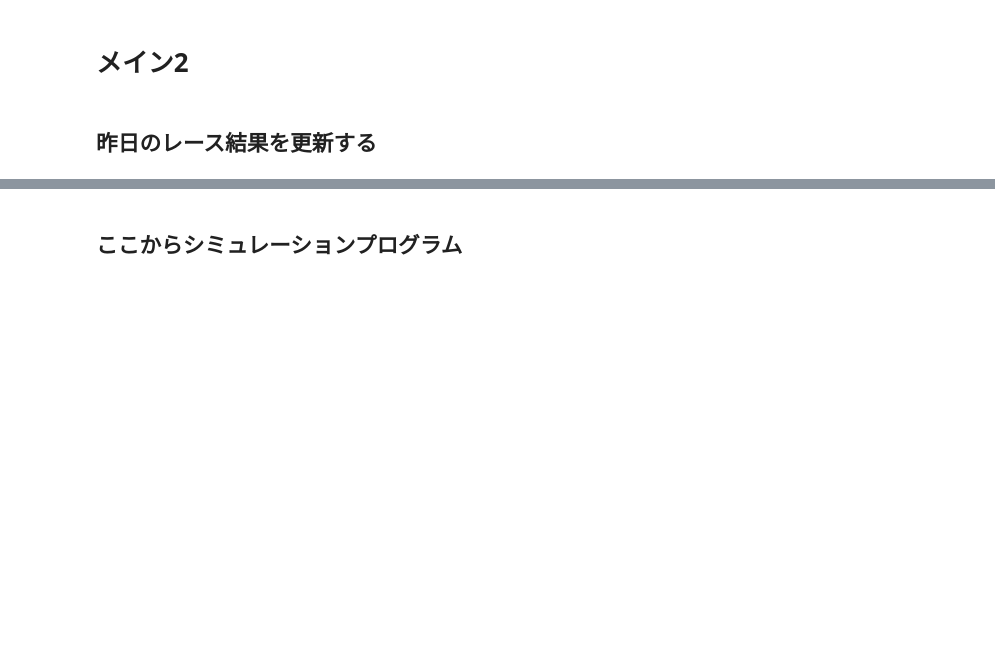
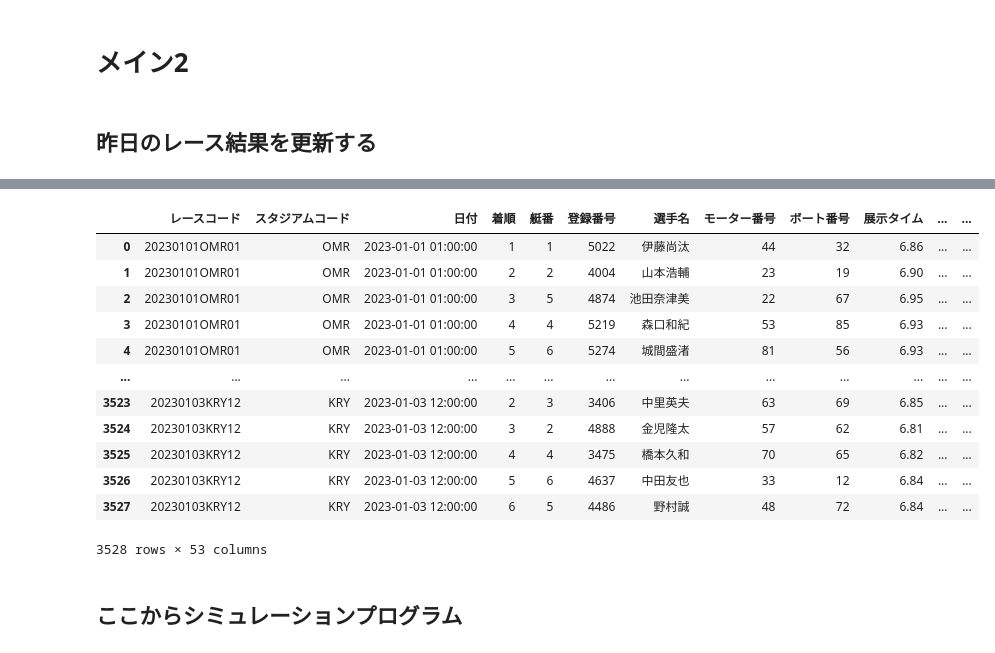
Before and after one commit to sakokazuki/kyotei-ai, a Jupyter notebook: main.ipynb, the cells around one changed output, grey strips where cells are left out. Saved outputs shown, nothing was run; the diff lists cells and outputs as text; code cells hidden in the pictures; blank space fills up the shorter version.

```diff
--- a/main.ipynb
+++ b/main.ipynb
@@ -38,8 +30,22 @@ C:\Users\every\Documents\python\kyotei_ai\results_bangumi_txt/b230103.lzh を解
 download_race_data: テスト成功
 RaceTables:テスト成功
 # %%
-# テーブル確認テスト
-# data_tables.merged_t
+# テーブル確認
+data_tables.merged_t
+# %% [output]
+|  | レースコード | スタジアムコード | 日付 | 着順 | 艇番 | 登録番号 | 選手名 | モーター番号 | ボート番号 | 展示タイム | ... | ... |
+| 0 | 20230101OMR01 | OMR | 2023-01-01 01:00:00 | 1 | 1 | 5022 | 伊藤尚汰 | 44 | 32 | 6.86 | ... | ... |
+| 1 | 20230101OMR01 | OMR | 2023-01-01 01:00:00 | 2 | 2 | 4004 | 山本浩輔 | 23 | 19 | 6.90 | ... | ... |
+| 2 | 20230101OMR01 | OMR | 2023-01-01 01:00:00 | 3 | 5 | 4874 | 池田奈津美 | 22 | 67 | 6.95 | ... | ... |
+| 3 | 20230101OMR01 | OMR | 2023-01-01 01:00:00 | 4 | 4 | 5219 | 森口和紀 | 53 | 85 | 6.93 | ... | ... |
+| 4 | 20230101OMR01 | OMR | 2023-01-01 01:00:00 | 5 | 6 | 5274 | 城間盛渚 | 81 | 56 | 6.93 | ... | ... |
+| ... | ... | ... | ... | ... | ... | ... | ... | ... | ... | ... | ... | ... |
+| 3523 | 20230103KRY12 | KRY | 2023-01-03 12:00:00 | 2 | 3 | 3406 | 中里英夫 | 63 | 69 | 6.85 | ... | ... |
+| 3524 | 20230103KRY12 | KRY | 2023-01-03 12:00:00 | 3 | 2 | 4888 | 金児隆太 | 57 | 62 | 6.81 | ... | ... |
+| 3525 | 20230103KRY12 | KRY | 2023-01-03 12:00:00 | 4 | 4 | 3475 | 橋本久和 | 70 | 65 | 6.82 | ... | ... |
+| 3526 | 20230103KRY12 | KRY | 2023-01-03 12:00:00 | 5 | 6 | 4637 | 中田友也 | 33 | 12 | 6.84 | ... | ... |
+| 3527 | 20230103KRY12 | KRY | 2023-01-03 12:00:00 | 6 | 5 | 4486 | 野村誠 | 48 | 72 | 6.84 | ... | ... |
+3528 rows × 53 columns
 # %%
 # テーブルの構成を変えたときにすべて最初からやり直す
 
```
Also changed, not shown: parts of 1 cell of this notebook, 1 other file.
